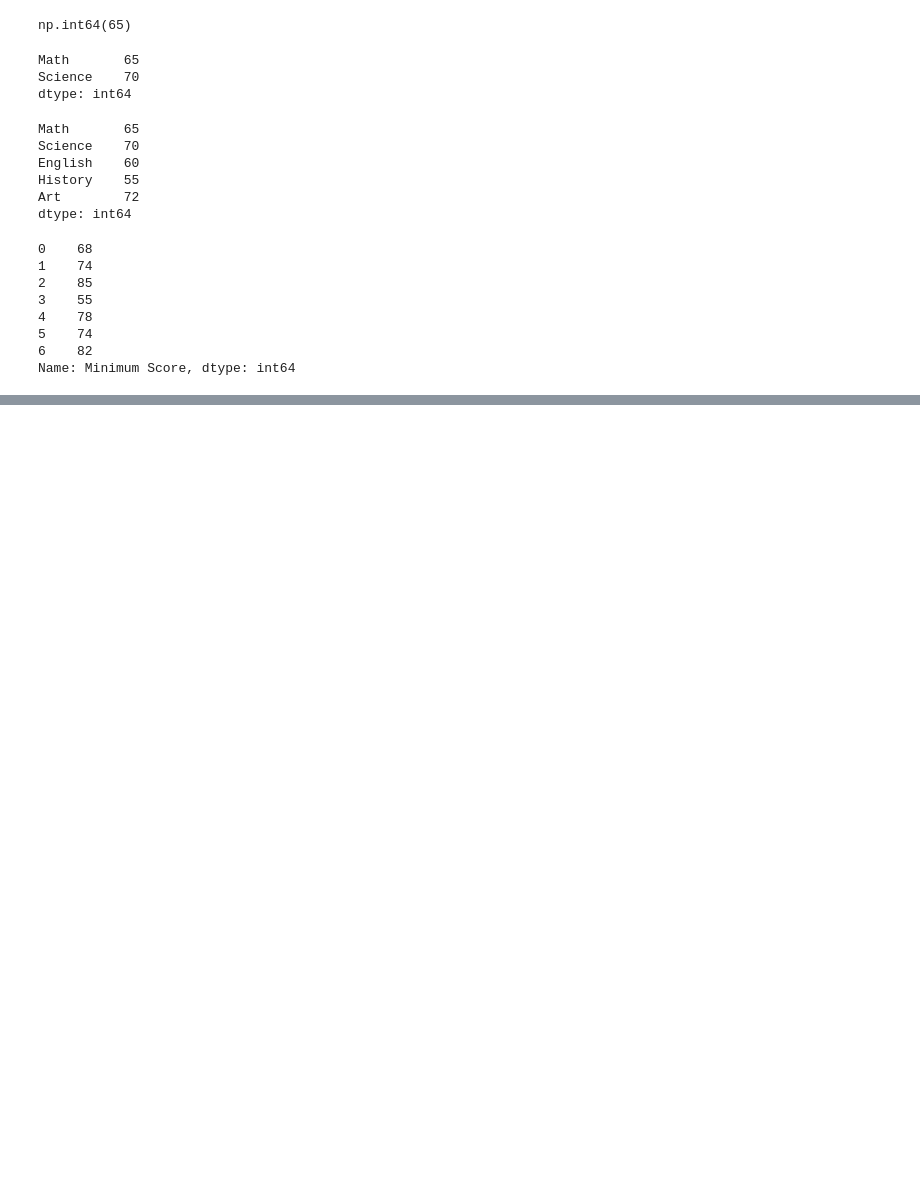
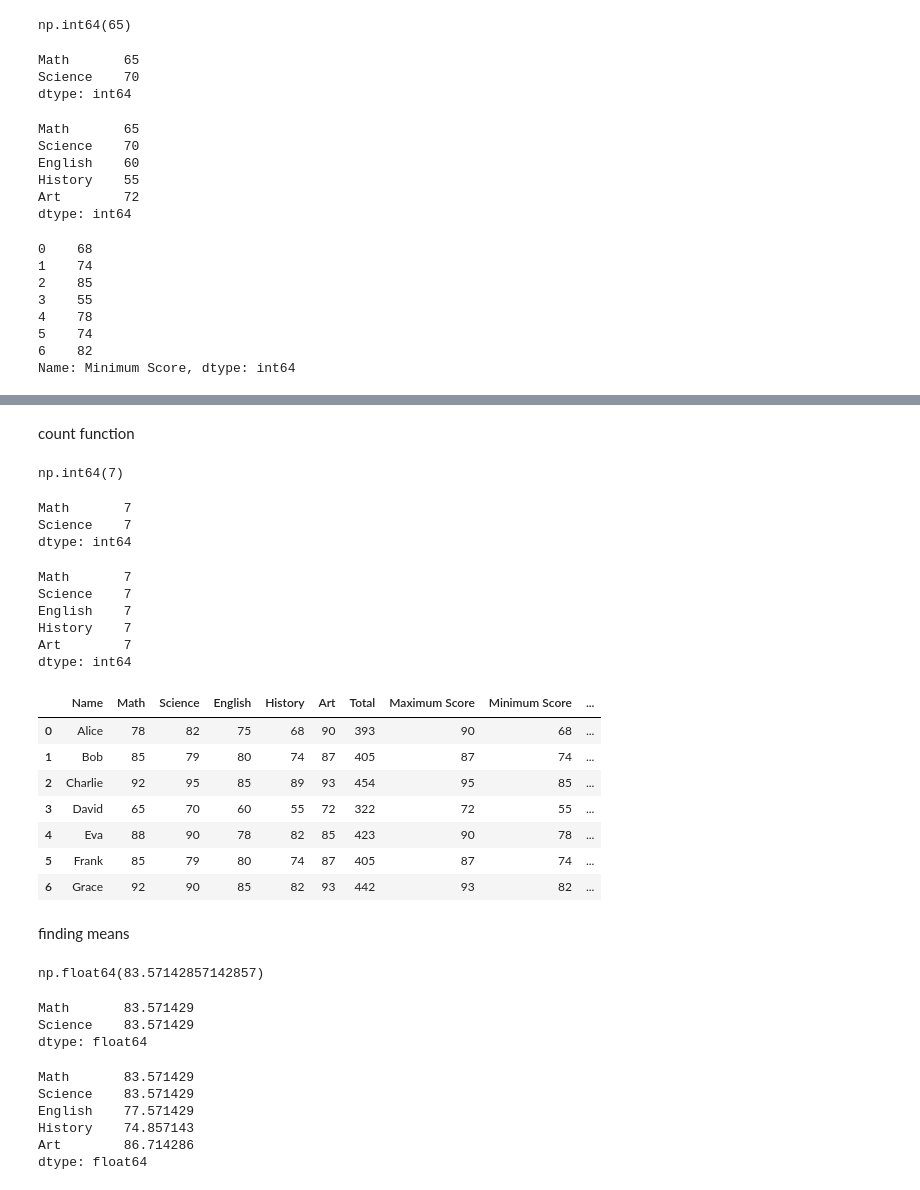
Before and after one commit to bilalhaider-ds/data-analysis, a Jupyter notebook: aggregate/aggregate/performing calculations.ipynb, the cells around one changed output, grey strips where cells are left out. Cells and saved outputs as stored; diff of their text form; code cells hidden in the pictures; blank space fills up the shorter version.

```diff
--- a/aggregate/aggregate/performing calculations.ipynb
+++ b/aggregate/aggregate/performing calculations.ipynb
@@ -130,0 +142,54 @@ Name: Minimum Score, dtype: int64
+# %% [markdown]
+count function
+# %%
+data["Math"].count()
+# %% [output]
+np.int64(7)
+# %%
+data[["Math","Science"]].count()
+# %% [output]
+Math       7
+Science    7
+dtype: int64
+# %%
+data.iloc[0:, 1:6].count()
+# %% [output]
+Math       7
+Science    7
+English    7
+History    7
+Art        7
+dtype: int64
+# %%
+data["No. of Exams"] = data.iloc[0:, 1:6].count(axis=1)
+data
+# %% [output]
+|  | Name | Math | Science | English | History | Art | Total | Maximum Score | Minimum Score | ... |
+| 0 | Alice | 78 | 82 | 75 | 68 | 90 | 393 | 90 | 68 | ... |
+| 1 | Bob | 85 | 79 | 80 | 74 | 87 | 405 | 87 | 74 | ... |
+| 2 | Charlie | 92 | 95 | 85 | 89 | 93 | 454 | 95 | 85 | ... |
+| 3 | David | 65 | 70 | 60 | 55 | 72 | 322 | 72 | 55 | ... |
+| 4 | Eva | 88 | 90 | 78 | 82 | 85 | 423 | 90 | 78 | ... |
+| 5 | Frank | 85 | 79 | 80 | 74 | 87 | 405 | 87 | 74 | ... |
+| 6 | Grace | 92 | 90 | 85 | 82 | 93 | 442 | 93 | 82 | ... |
+# %% [markdown]
+finding means
+# %%
+data["Math"].mean()
+# %% [output]
+np.float64(83.57142857142857)
+# %%
+data[["Math","Science"]].mean()
+# %% [output]
+Math       83.571429
+Science    83.571429
+dtype: float64
+# %%
+data.iloc[0:, 1:6].mean()
+# %% [output]
+Math       83.571429
+Science    83.571429
+English    77.571429
+History    74.857143
+Art        86.714286
+dtype: float64
```
Also changed, not shown: parts of 7 cells of this notebook, 1 other file.
